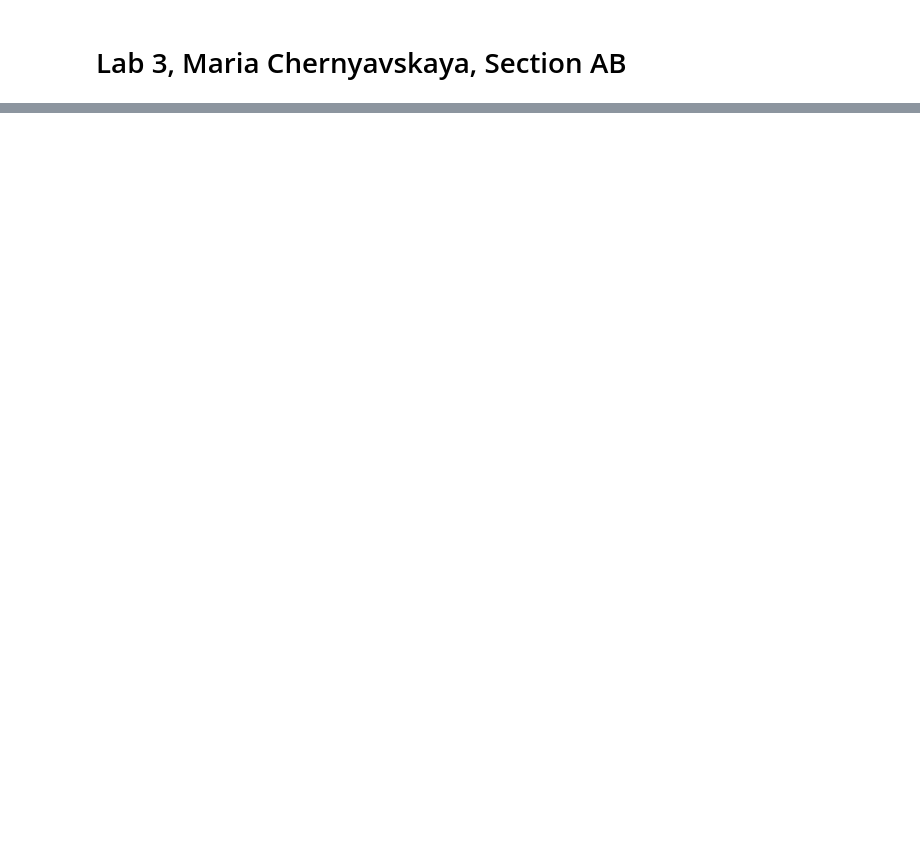
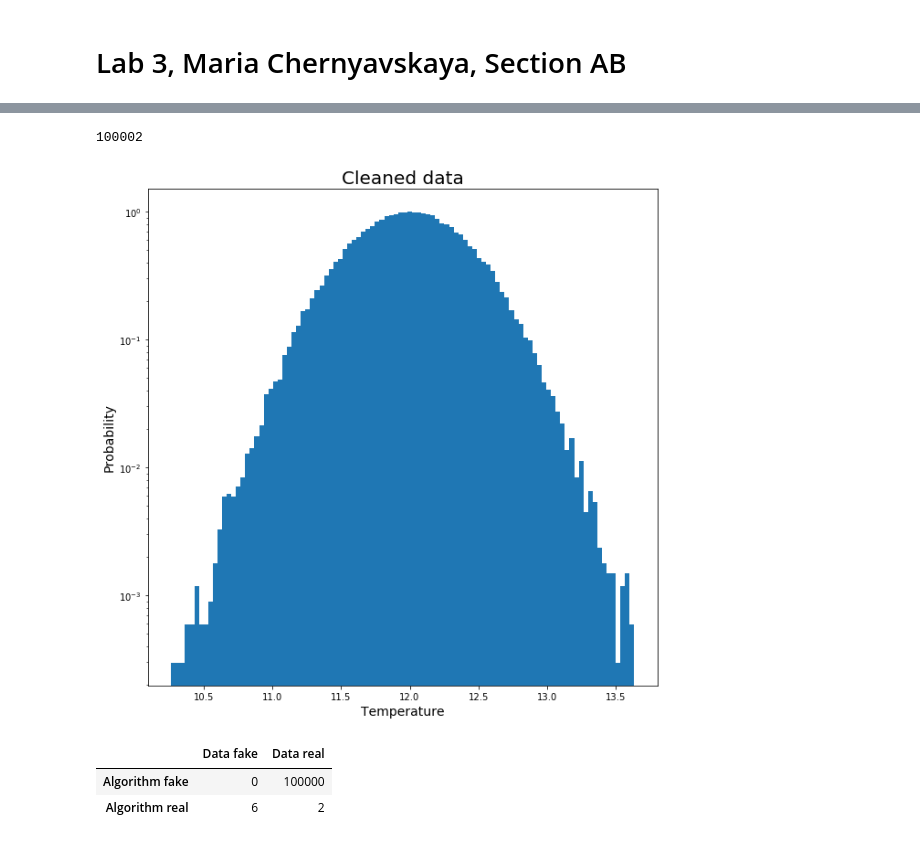
Before and after one commit to maria8ch/Phys434_BigData, a Jupyter notebook: Chernyavskaya_Report3.ipynb, the cells around one changed output, grey strips where cells are left out. Drawn from its saved outputs; the diff is of its cells as text; code cells hidden in the pictures; blank space fills up the shorter version.

```diff
--- a/Chernyavskaya_Report3.ipynb
+++ b/Chernyavskaya_Report3.ipynb
@@ -60,0 +69,44 @@ How does the number of omissions, where you threw out good data, depend on the s
+# %%
+five_away = 1 - stats.norm.cdf(5)
+
+x_top = stats.norm.ppf(1- five_away, mu, sigma)
+x_bottom = stats.norm.ppf(five_away, mu, sigma)
+
+for i in reversed(range(len(d))):
+    if d[i] > x_top:
+        d = np.delete(d, i)
+    if d[i] < x_bottom:
+        d = np.delete(d, i)
+print(len(d))
+plt.hist(d, 100, density=True)
+plt.yscale('log')
+plt.title('Cleaned data', fontsize = 20)
+plt.xlabel('Temperature', fontsize = 14)
+plt.ylabel('Probability', fontsize=14)
+plt.show()
+# %% [output]
+100002
+[figure, added]
+# %%
+trueNeg = 0
+truePos = 0
+for i in range(len(real)):
+    if real[i] > x_top or real[i] < x_bottom:
+        trueNeg += 1
+    else:
+        truePos += 1
+falseNeg = 0
+falsePos = 0
+for i in range(len(fake)):
+    if fake[i] > x_top or fake[i] < x_bottom:
+        falseNeg += 1
+    else:
+        falsePos += 1
+
+NN = df({"Data fake":(trueNeg,falseNeg),"Data real":(truePos,falsePos)})
+NN = NN.rename(index={0: "Algorithm fake", 1: "Algorithm real"})
+NN
+# %% [output]
+|  | Data fake | Data real |
+| Algorithm fake | 0 | 100000 |
+| Algorithm real | 6 | 2 |
```
Also changed, not shown: parts of 16 cells of this notebook.
